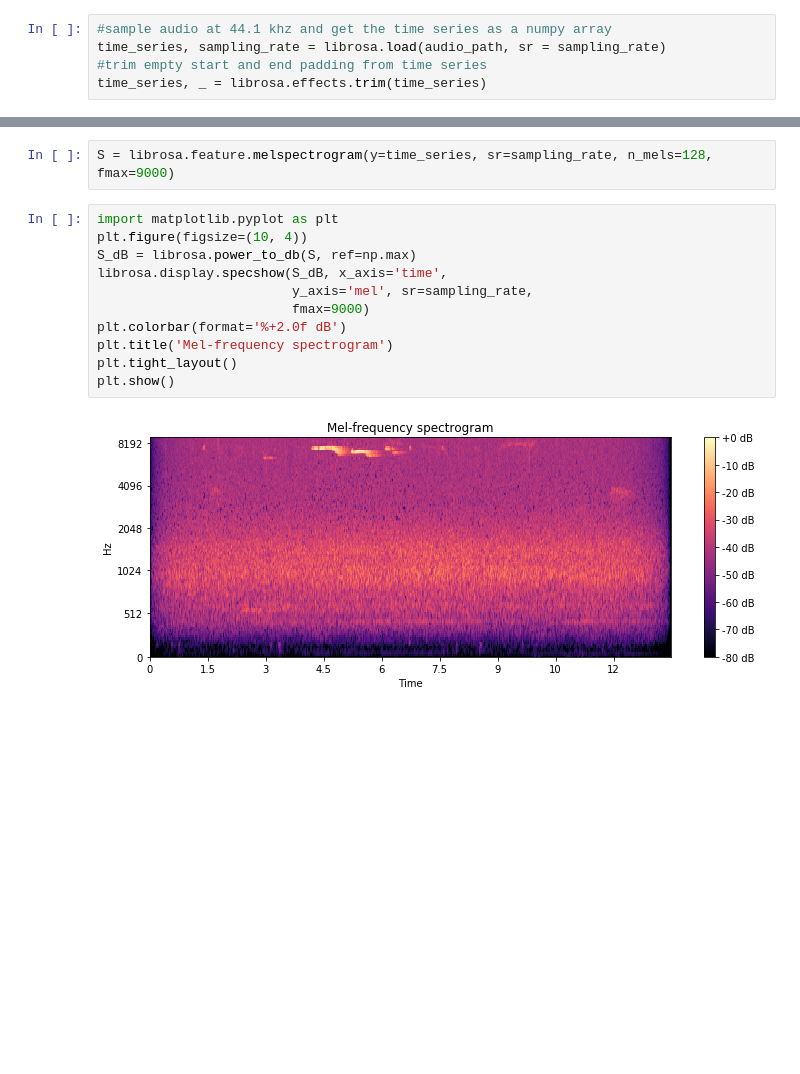
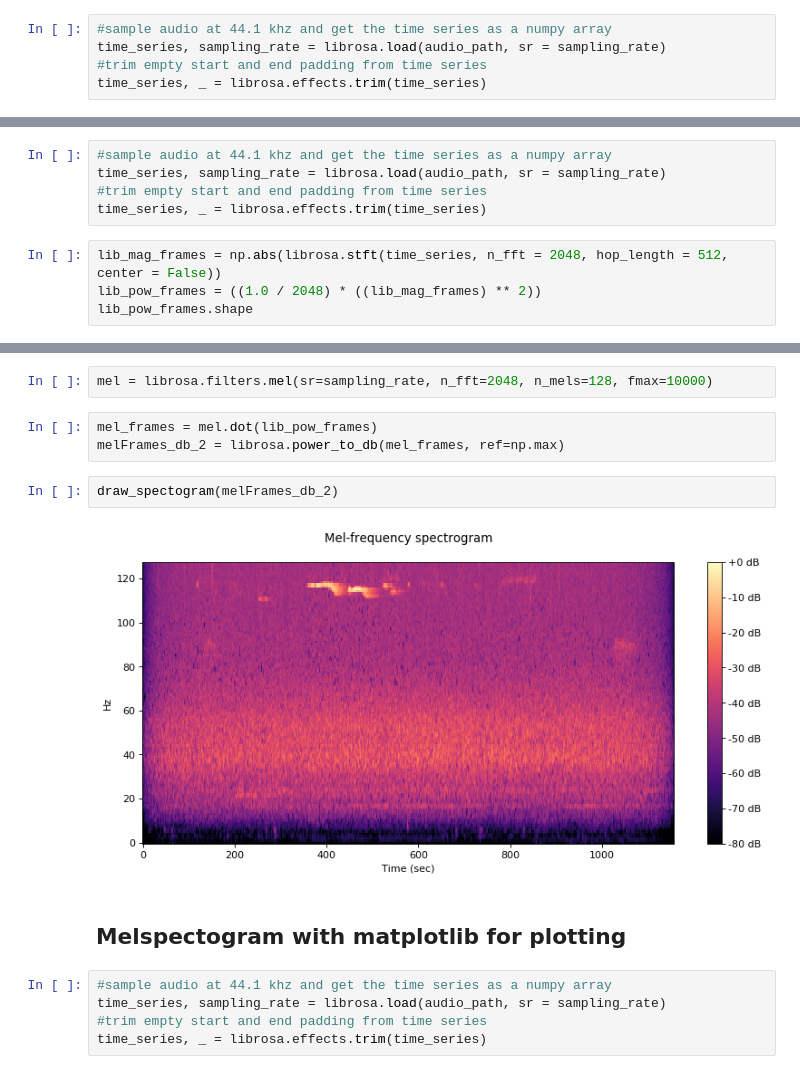
Before and after one commit to AlxSp/songbird, a Jupyter notebook: audio_analysis.ipynb, the cells around one changed output, grey strips where cells are left out. Cells and saved outputs as stored; diff of their text form; blank space fills up the shorter version.

Commit message:
added audio notebook

```diff
--- a/audio_analysis.ipynb
+++ b/audio_analysis.ipynb
@@ -52,0 +303,9 @@ array([[5.40621381e-10, 8.58971672e-10, 2.91423063e-09, ...,
+# %%
+#sample audio at 44.1 khz and get the time series as a numpy array
+time_series, sampling_rate = librosa.load(audio_path, sr = sampling_rate)
+#trim empty start and end padding from time series
+time_series, _ = librosa.effects.trim(time_series)
+# %%
+lib_mag_frames = np.abs(librosa.stft(time_series, n_fft = 2048, hop_length = 512, center = False))
+lib_pow_frames = ((1.0 / 2048) * ((lib_mag_frames) ** 2))
+lib_pow_frames.shape
@@ -53,15 +330,16 @@ array([[5.40621381e-10, 8.58971672e-10, 2.91423063e-09, ...,
 # %%
-S = librosa.feature.melspectrogram(y=time_series, sr=sampling_rate, n_mels=128, fmax=9000)
+mel = librosa.filters.mel(sr=sampling_rate, n_fft=2048, n_mels=128, fmax=10000)
-# %%
-import matplotlib.pyplot as plt
-plt.figure(figsize=(10, 4))
-S_dB = librosa.power_to_db(S, ref=np.max)
-librosa.display.specshow(S_dB, x_axis='time',
-                         y_axis='mel', sr=sampling_rate,
-                         fmax=9000)
-plt.colorbar(format='%+2.0f dB')
-plt.title('Mel-frequency spectrogram')
-plt.tight_layout()
-plt.show()
-# %% [output]
-[figure, removed]
+# %%
+mel_frames = mel.dot(lib_pow_frames)
+melFrames_db_2 = librosa.power_to_db(mel_frames, ref=np.max)
+# %%
+draw_spectogram(melFrames_db_2)
+# %% [output]
+[figure, added]
+# %% [markdown]
+## Melspectogram with matplotlib for plotting
+# %%
+#sample audio at 44.1 khz and get the time series as a numpy array
+time_series, sampling_rate = librosa.load(audio_path, sr = sampling_rate)
+#trim empty start and end padding from time series
+time_series, _ = librosa.effects.trim(time_series)
```
Also changed, not shown: parts of 40 cells of this notebook, 2 other files.
